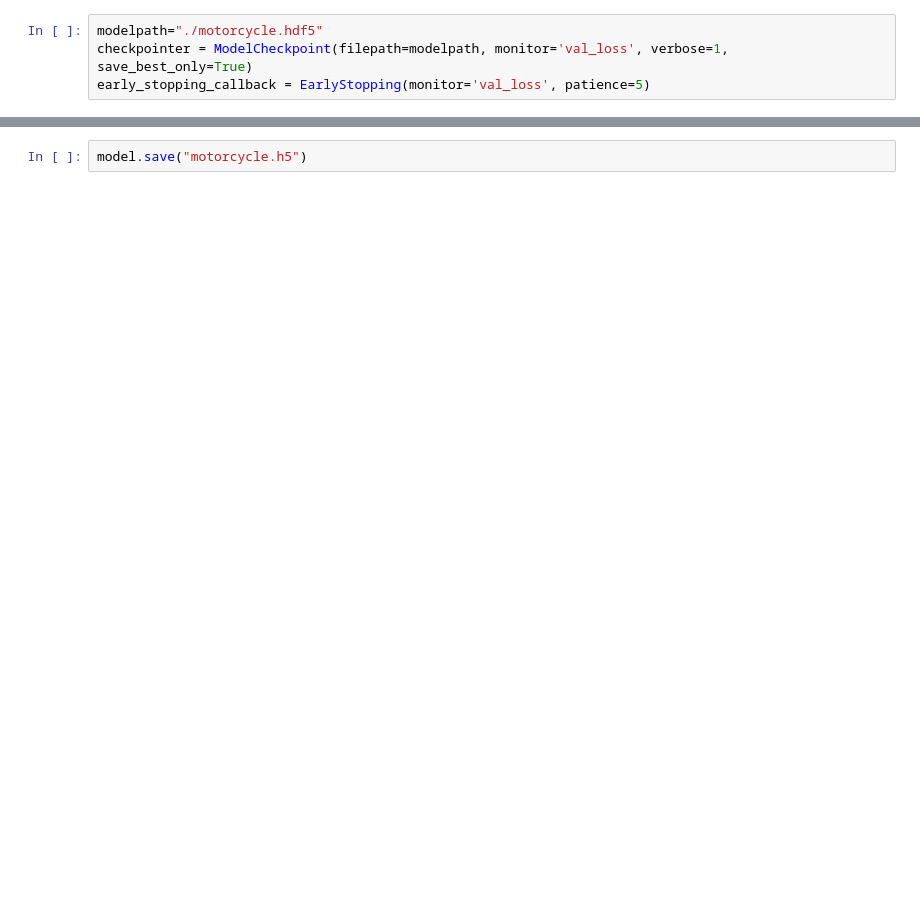
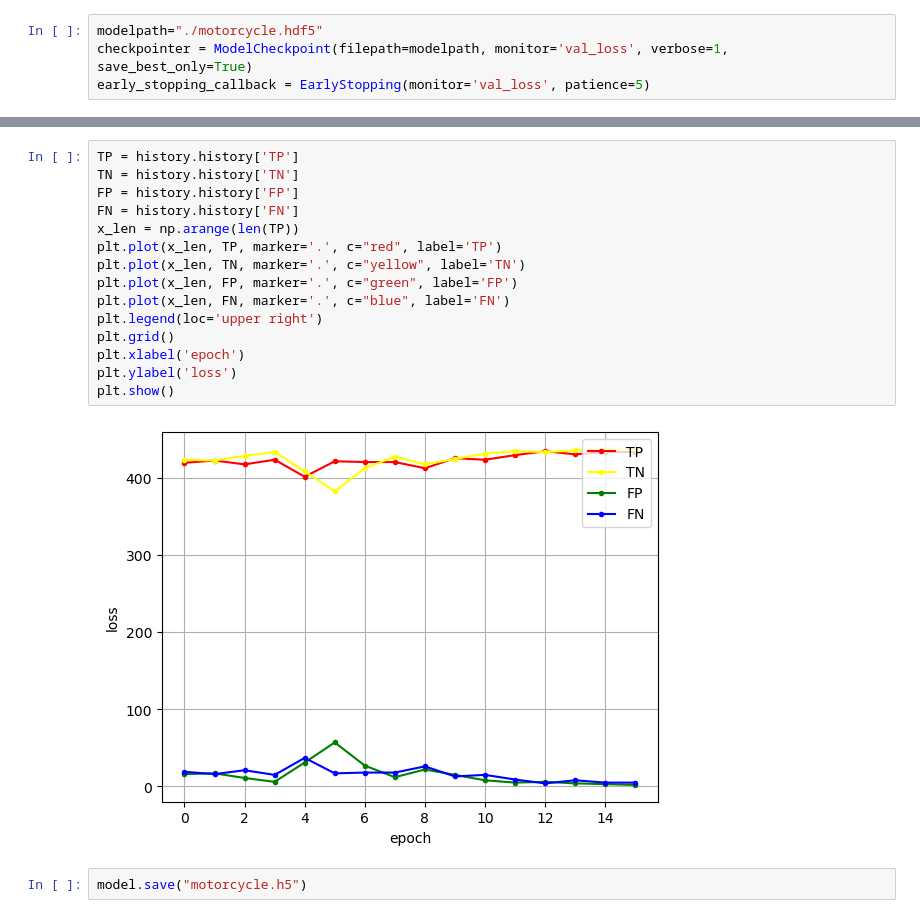
Before and after one commit to diw28/reCaptcha_fregic, a Jupyter notebook: bicycle.ipynb, the cells around one changed output, grey strips where cells are left out. Saved outputs shown, nothing was run; the diff lists cells and outputs as text; blank space fills up the shorter version.

```diff
--- a/bicycle.ipynb
+++ b/bicycle.ipynb
@@ -113,2 +150,19 @@ plt.show()
+# %%
+TP = history.history['TP']
+TN = history.history['TN']
+FP = history.history['FP']
+FN = history.history['FN']
+x_len = np.arange(len(TP))
+plt.plot(x_len, TP, marker='.', c="red", label='TP')
+plt.plot(x_len, TN, marker='.', c="yellow", label='TN')
+plt.plot(x_len, FP, marker='.', c="green", label='FP')
+plt.plot(x_len, FN, marker='.', c="blue", label='FN')
+plt.legend(loc='upper right')
+plt.grid()
+plt.xlabel('epoch')
+plt.ylabel('loss')
+plt.show()
+# %% [output]
+[figure, added]
 # %%
 model.save("motorcycle.h5")
```
Also changed, not shown: parts of 8 cells of this notebook.
